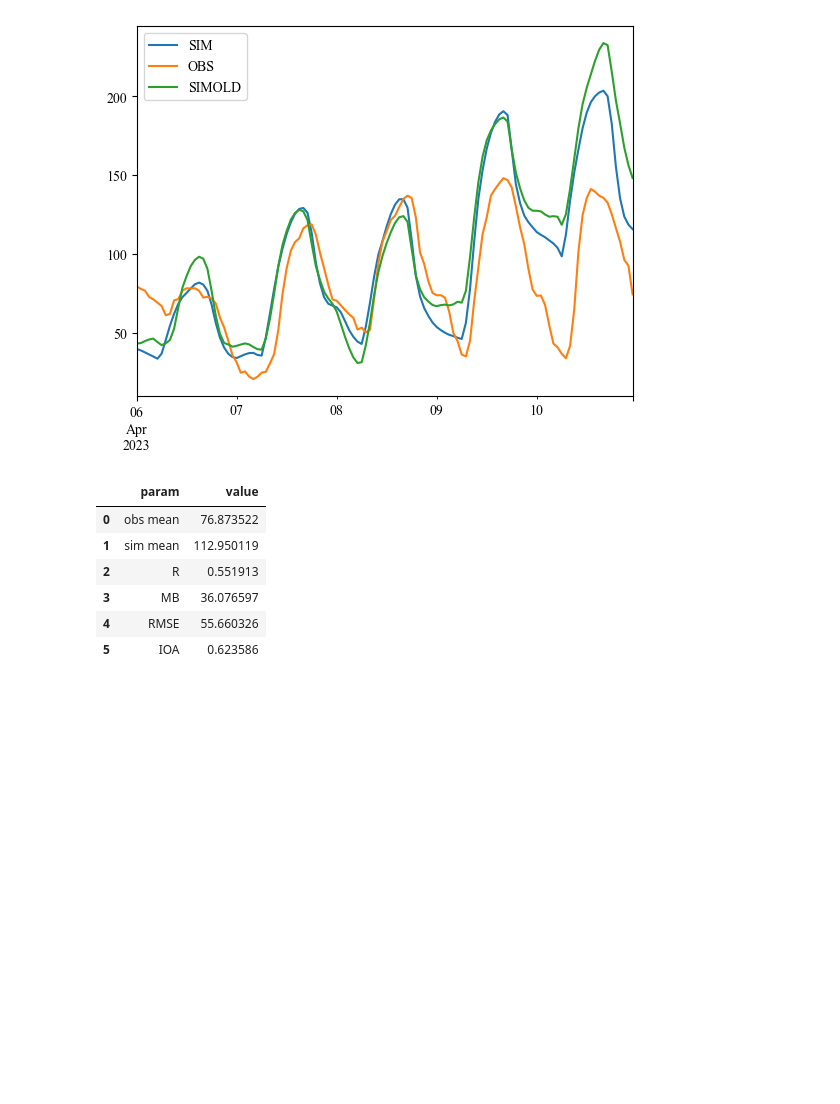
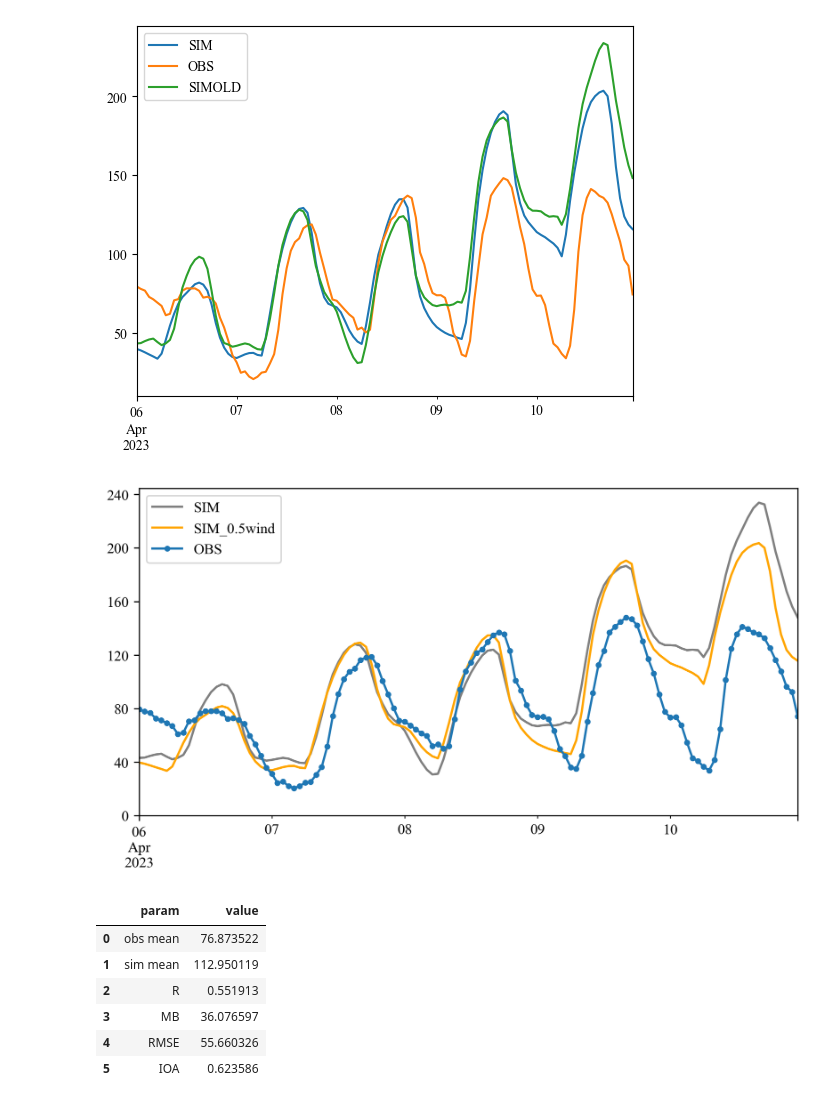
Before and after one commit to Iphisxu/Anqing, a Jupyter notebook: April/compare_05wind/O3.ipynb, the cells around one changed output. Drawn from its saved outputs; the diff is of its cells as text; code cells hidden in the pictures; blank space fills up the shorter version.

```diff
--- a/April/compare_05wind/O3.ipynb
+++ b/April/compare_05wind/O3.ipynb
@@ -91,6 +91,18 @@ df.plot()
 plt.show()
 # %% [output]
 [figure]
+# %%
+fig = plt.figure(figsize=(8,4),dpi=300)
+ax = fig.subplots(1,1)
+df['SIMOLD'].plot(ax=ax,color='gray',label='SIM')
+df['SIM'].plot(ax=ax,color='orange',label='SIM_0.5wind')
+df['OBS'].plot(ax=ax,color='tab:blue',marker='.',label='OBS')
+ax.set_yticks(np.arange(0,241,40))
+
+ax.legend(loc=2)
+plt.show()
+# %% [output]
+[figure, added]
 # %%
 me.evaluation_frame(obs, sim, df)
 # %% [output]
```
